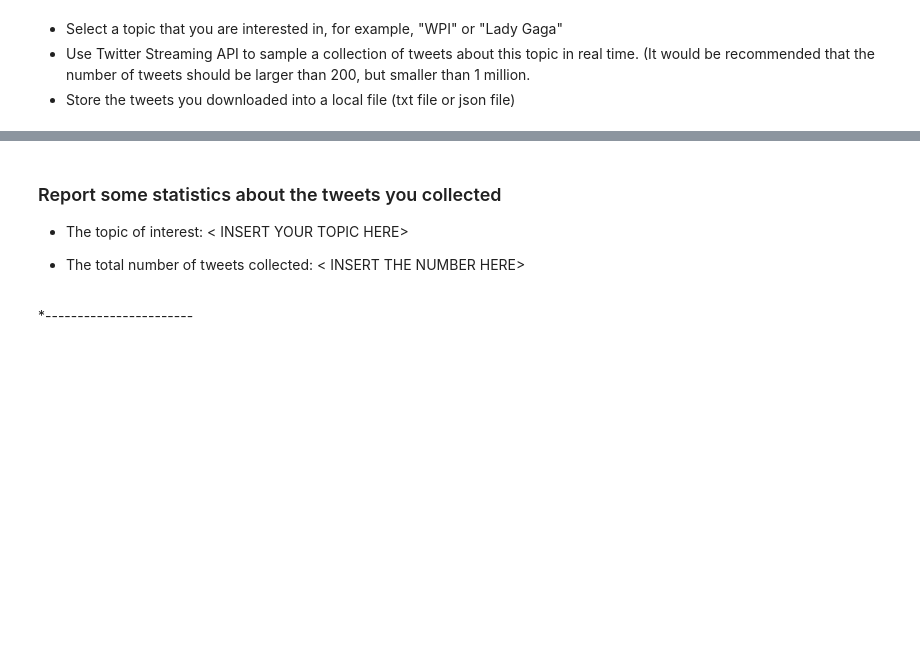
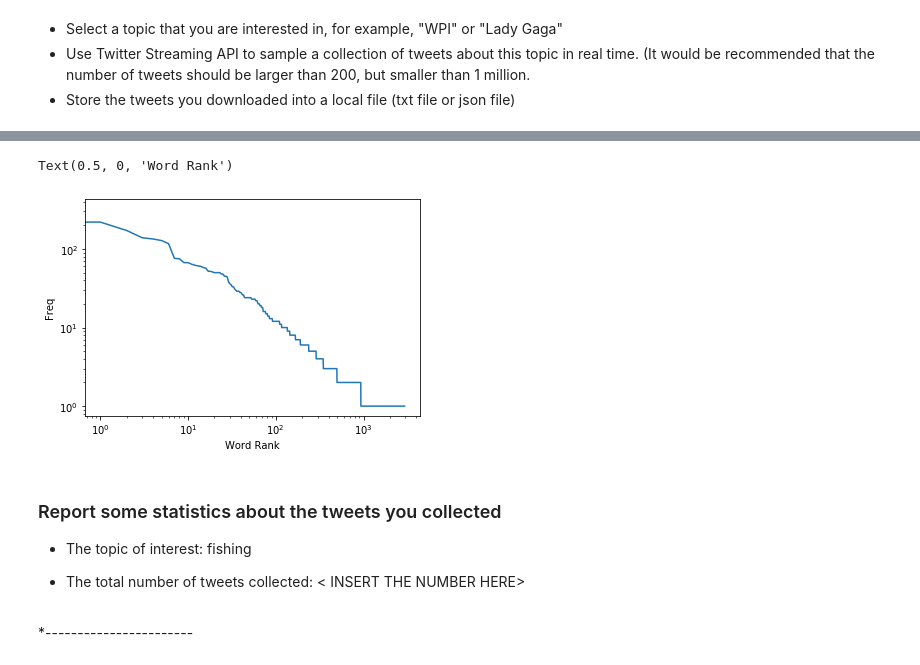
Before and after one commit to ekshej/ds3010-cs1, a Jupyter notebook: CaseStudy1_Twitter.ipynb, the cells around one changed output, grey strips where cells are left out. Drawn from its saved outputs; the diff is of its cells as text; code cells hidden in the pictures; blank space fills up the shorter version.

```diff
--- a/CaseStudy1_Twitter.ipynb
+++ b/CaseStudy1_Twitter.ipynb
@@ -65,0 +107,25 @@ twitter_api = oauth_login()
+# %%
+q = 'fishing'
+
+count = 300
+
+search_results = twitter_api.search.tweets(q=q, count=count)
+
+statuses = search_results['statuses']
+
+for _ in range(5):
+    print("Length of statuses", len(statuses))
+    try:
+        next_results = search_results['search_metadata']['next_results']
+    except(KeyError): # No more results when next_results doesn't exist
+        break
+
+    # Create a dictionary from next_results, which has the following form:
+    # ?max_id=313519052523986943&q=NCAA&include_entities=1
+    kwargs = dict([ kv.split('=') for kv in next_results[1:].split("&") ])
+
+    search_results = twitter_api.search.tweets(**kwargs)
+    statuses += search_results['statuses']
+
+# Show one sample search result by slicing the list...
+print(json.dumps(statuses[0], indent=1))
@@ -65,0 +150,7 @@ twitter_api = oauth_login()
+# %%
+status_texts = [ status['text']
+                 for status in statuses ]
+words = [ w
+          for t in status_texts
+              for w in t.split() ]
+print(json.dumps(words[0:5], indent=1))
@@ -66,7 +165,17 @@ twitter_api = oauth_login()
+# %%
+from matplotlib import pyplot as plt
+word_counts = sorted(Counter(words).values(), reverse=True)
+
+plt.loglog(word_counts)
+plt.ylabel("Freq")
+plt.xlabel("Word Rank")
+# %% [output]
+Text(0.5, 0, 'Word Rank')
+[figure, added]
 # %% [markdown]
 ### Report some statistics about the tweets you collected
 
-* The topic of interest: < INSERT YOUR TOPIC HERE>
+* The topic of interest: fishing
 
 
 * The total number of tweets collected:  < INSERT THE NUMBER HERE>
```
Also changed, not shown: parts of 7 cells of this notebook.
